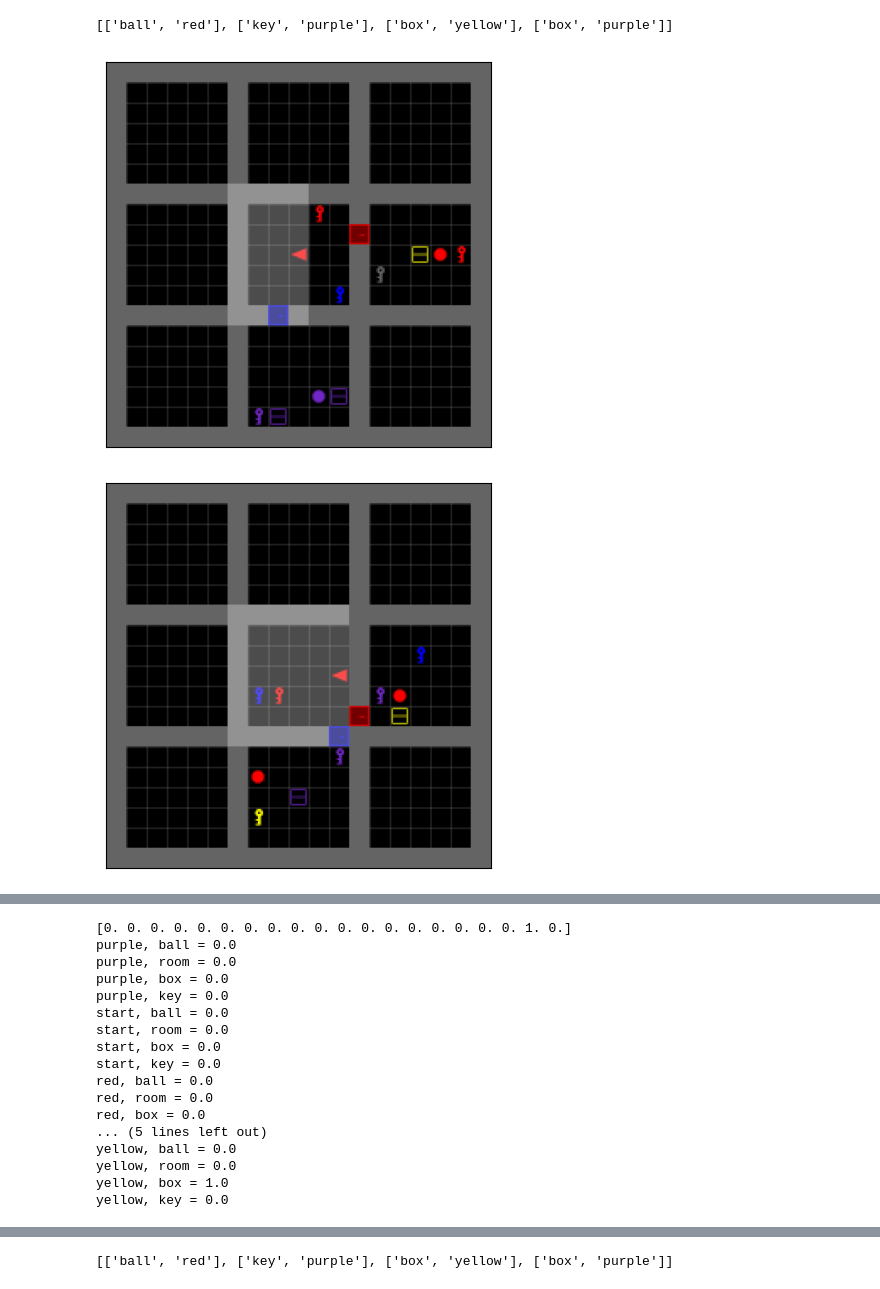
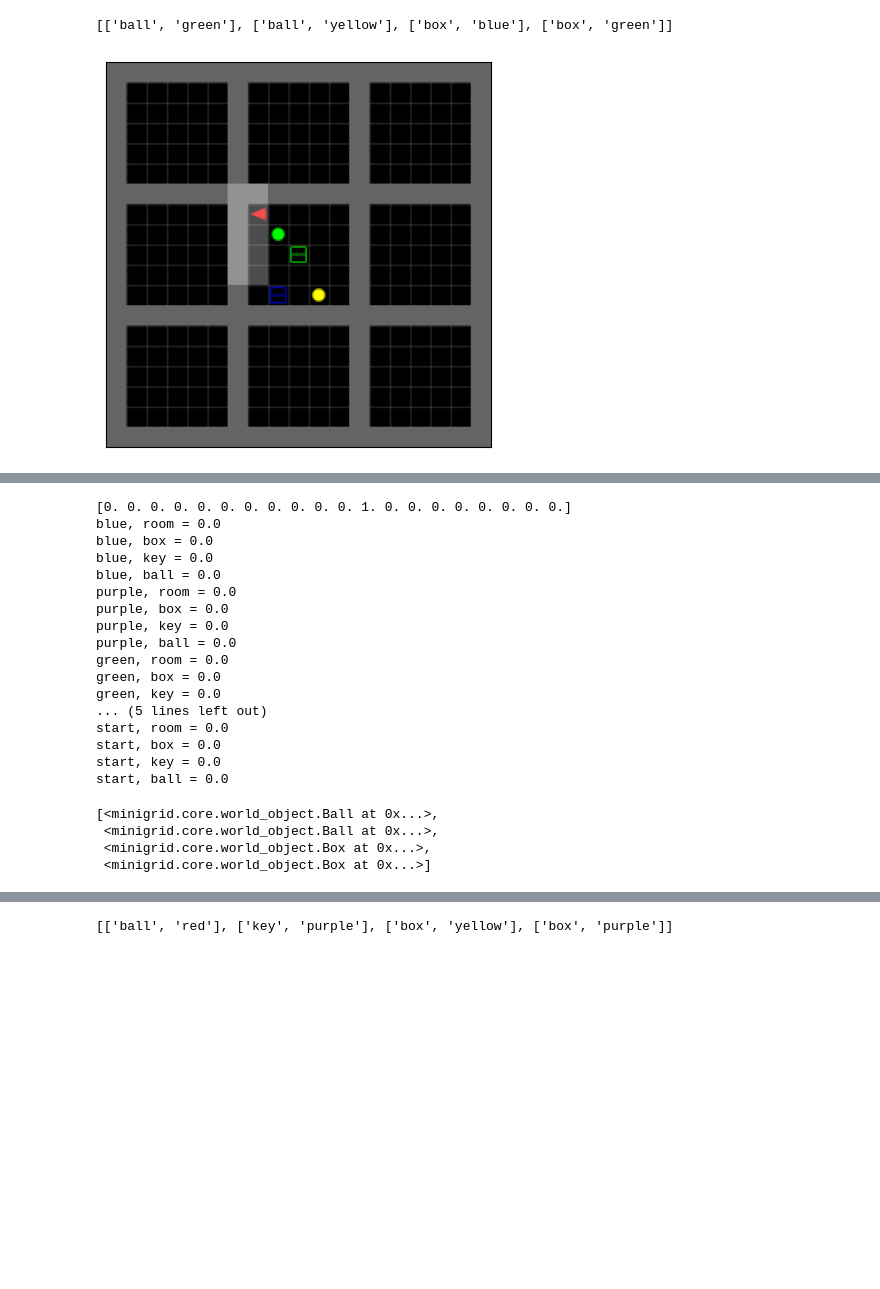
Before and after one commit to susannahsu/neurorl, a Jupyter notebook: projects/human_sf/create_mazes.ipynb, the cells around one changed output, grey strips where cells are left out. Drawn from its saved outputs; the diff is of its cells as text; code cells hidden in the pictures; blank space fills up the shorter version.

```diff
--- a/projects/human_sf/create_mazes.ipynb
+++ b/projects/human_sf/create_mazes.ipynb
@@ -211,34 +219,34 @@ pprint(maze_config)
 # %%
 import matplotlib.pyplot as plt
 import minigrid
 
 def plot_image(image, figsize=(5,5)):
     fig, ax = plt.subplots(1,1, figsize=figsize)
     # ax.clear()  # Clear the previous plot
     # Remove ticks on both the x and y axes
     ax.set_xticks([])
     ax.set_yticks([])
 
     # Optionally, you can also remove the tick labels
     ax.set_xticklabels([])
     ax.set_yticklabels([])
     ax.imshow(image)
 
 env = key_room.KeyRoom(
     maze_config=mazes[0],
     training=False,
     swap_episodes=3,
     num_dists=2,
     num_task_rooms=2,
     color_rooms=False,
+    basic_only=True,
     flat_task=True)
 env = minigrid.wrappers.RGBImgObsWrapper(env, tile_size=12)
 
 print(env.all_final_objects)
-for _ in range(5):
+for _ in range(1):
     obs, info = env.reset()
     plot_image(obs['image'])  # Assuming image has shape (C, H, W)
 # %% [output]
-[['ball', 'red'], ['key', 'purple'], ['box', 'yellow'], ['box', 'purple']]
+[['ball', 'green'], ['ball', 'yellow'], ['box', 'blue'], ['box', 'green']]
-[figure, old version]
+[figure, new version]
-[figure, removed]
@@ -248,24 +253,29 @@ for _ in range(5):
 # %%
 print(env.task.make_task_array())
 env.task.print_task_array()
+env.all_objects
 # %% [output]
-[0. 0. 0. 0. 0. 0. 0. 0. 0. 0. 0. 0. 0. 0. 0. 0. 0. 0. 1. 0.]
-purple, ball = 0.0
+[0. 0. 0. 0. 0. 0. 0. 0. 0. 0. 0. 1. 0. 0. 0. 0. 0. 0. 0. 0.]
+blue, room = 0.0
+blue, box = 0.0
+blue, key = 0.0
+blue, ball = 0.0
 purple, room = 0.0
 purple, box = 0.0
 purple, key = 0.0
-start, ball = 0.0
+purple, ball = 0.0
+green, room = 0.0
+green, box = 0.0
+green, key = 0.0
+... (5 lines left out)
 start, room = 0.0
 start, box = 0.0
 start, key = 0.0
-red, ball = 0.0
-red, room = 0.0
-red, box = 0.0
-... (5 lines left out)
-yellow, ball = 0.0
-yellow, room = 0.0
-yellow, box = 1.0
-yellow, key = 0.0
+start, ball = 0.0
+[<minigrid.core.world_object.Ball at 0x...>,
+ <minigrid.core.world_object.Ball at 0x...>,
+ <minigrid.core.world_object.Box at 0x...>,
+ <minigrid.core.world_object.Box at 0x...>]
 # %%
 env = key_room.KeyRoom(
     maze_config=mazes[0],
```
Also changed, not shown: parts of 8 cells of this notebook, 2 other files.
